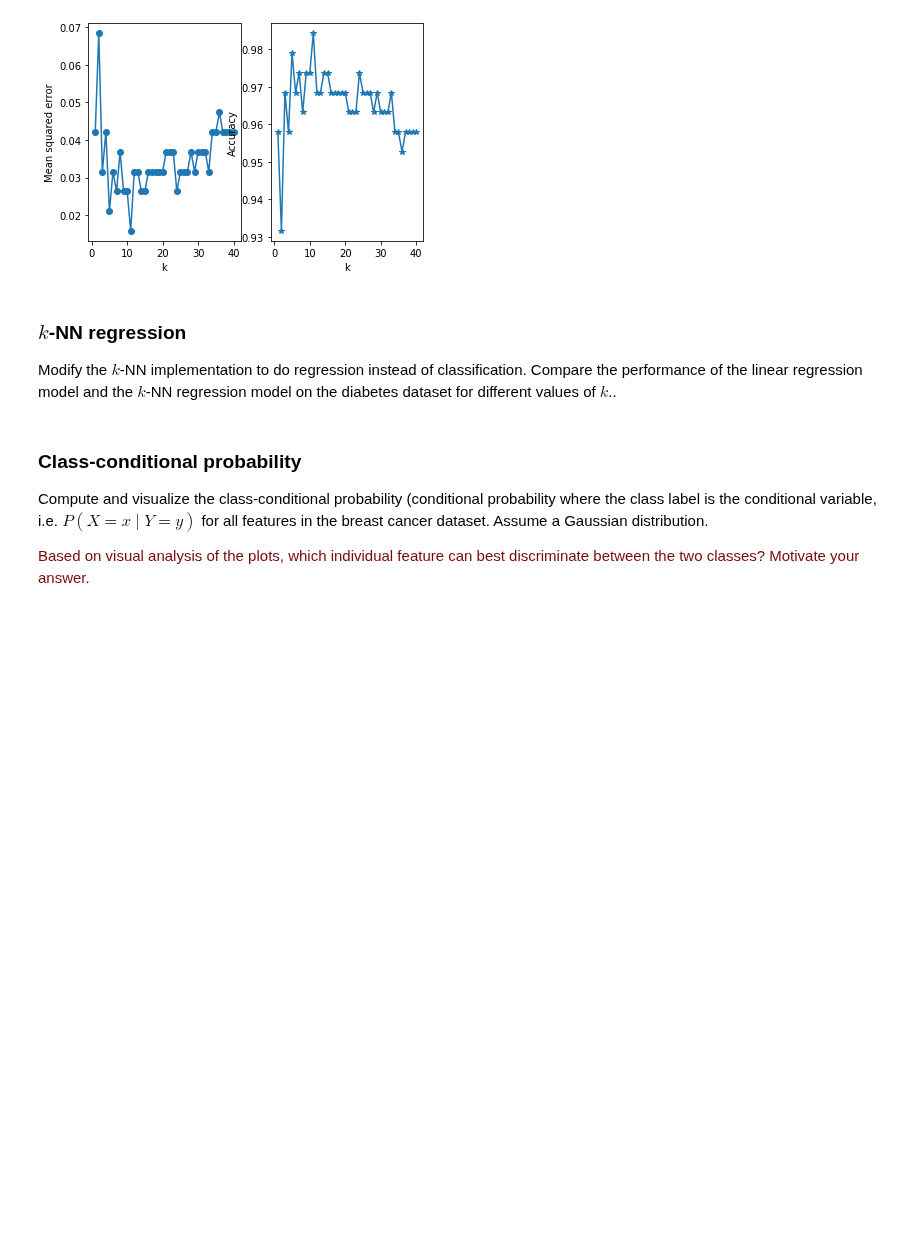
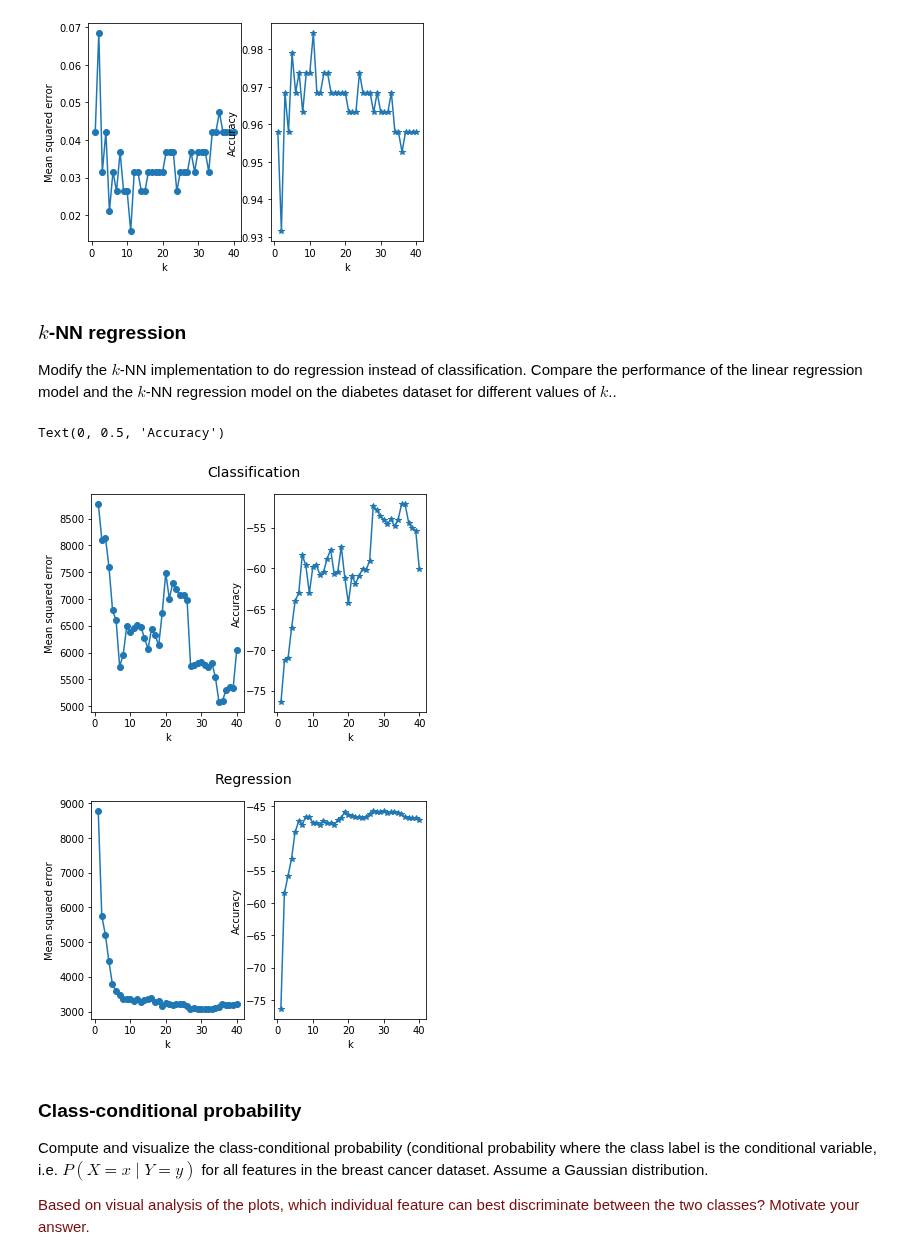
Before and after one commit to florisverheijen/8dm50-machine-learning, a Jupyter notebook: practicals/week1.ipynb, the cells around one changed output. Cells and saved outputs as stored; diff of their text form; code cells hidden in the pictures; blank space fills up the shorter version.

```diff
--- a/practicals/week1.ipynb
+++ b/practicals/week1.ipynb
@@ -240,6 +240,75 @@ Text(0, 0.5, 'Accuracy')
 ### $k$-NN regression
 
 Modify the $k$-NN implementation to do regression instead of classification. Compare the performance of the linear regression model and the $k$-NN regression model on the diabetes dataset for different values of $k$..
+# %%
+from sklearn.datasets import load_diabetes
+
+# Load data
+diabetes = load_diabetes()
+
+# split data into train and test and use all features
+# _d stands for diabetes
+nr_samples_d = diabetes.data.shape[0]
+train_frac_d = 2/3
+cutoff_d = round(train_frac*nr_samples)
+X_train_d = diabetes.data[:cutoff_d, :]
+y_train_d = diabetes.target[:cutoff_d, np.newaxis]
+X_test_d = diabetes.data[cutoff_d:, :]
+y_test_d = diabetes.target[cutoff_d:, np.newaxis]
+
+# normalize data
+X_train_n_d = norm(X_train_d)
+X_test_n_d = norm(X_test_d)
+
+# Calculate mean square error and accuracy for nr_k nearest neighbors
+y_pred_k = np.zeros((X_test_d.shape[0],nr_k))
+MSE_d = np.zeros((nr_k))
+acc_d = np.zeros((nr_k))
+y_pred_k_reg = np.zeros((X_test_d.shape[0],nr_k))
+MSE_d_reg = np.zeros((nr_k))
+acc_d_reg = np.zeros((nr_k))
+for k in range(1,nr_k+1):
+    for test_sample in range(X_test_d.shape[0]):
+        # kNN classification:
+        y_pred_k[test_sample,k-1] = pred(X_train_n_d, y_train_d, X_test_n_d[test_sample], k)
+        # kNN regression:
+        y_pred_k_reg[test_sample,k-1] = pred_regression(X_train_n_d, y_train_d, X_test_n_d[test_sample], k)
+    # classification:
+    y_pred_this_k = y_pred_k[:,k-1]
+    MSE_d[k-1] = mse(y_test_d,y_pred_this_k.reshape((y_pred_this_k.shape[0],1)))
+    acc_d[k-1] = accuracy(y_test_d,y_pred_this_k.reshape((y_pred_this_k.shape[0],1)))
+    # regression
+    y_pred_this_k_reg = y_pred_k_reg[:,k-1]
+    MSE_d_reg[k-1] = mse(y_test_d,y_pred_this_k_reg.reshape((y_pred_this_k_reg.shape[0],1)))
+    acc_d_reg[k-1] = accuracy(y_test_d,y_pred_this_k_reg.reshape((y_pred_this_k_reg.shape[0],1)))
+
+# Plot in figure
+fig = plt.subplots()
+plt.suptitle("Classification", fontsize=14)
+plt.subplot(1,2,1)
+plt.plot(np.arange(1,nr_k+1),MSE_d,marker='o')
+plt.xlabel('k')
+plt.ylabel('Mean squared error')
+plt.subplot(1,2,2)
+plt.plot(np.arange(1,nr_k+1),acc_d,marker='*')
+plt.xlabel('k')
+plt.ylabel('Accuracy')
+
+# Plot in figure
+fig = plt.subplots()
+plt.suptitle("Regression", fontsize=14)
+plt.subplot(1,2,1)
+plt.plot(np.arange(1,nr_k+1),MSE_d_reg,marker='o')
+plt.xlabel('k')
+plt.ylabel('Mean squared error')
+plt.subplot(1,2,2)
+plt.plot(np.arange(1,nr_k+1),acc_d_reg,marker='*')
+plt.xlabel('k')
+plt.ylabel('Accuracy')
+# %% [output]
+Text(0, 0.5, 'Accuracy')
+[figure, added]
+[figure, added]
 # %% [markdown]
 ### Class-conditional probability
 
```
Also changed, not shown: parts of 1 cell of this notebook.
